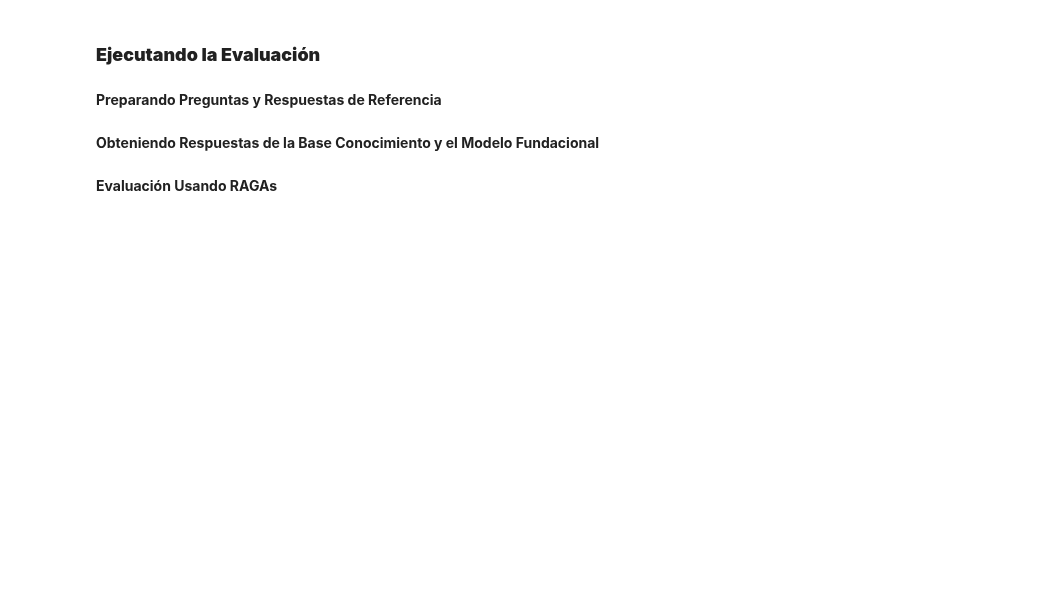
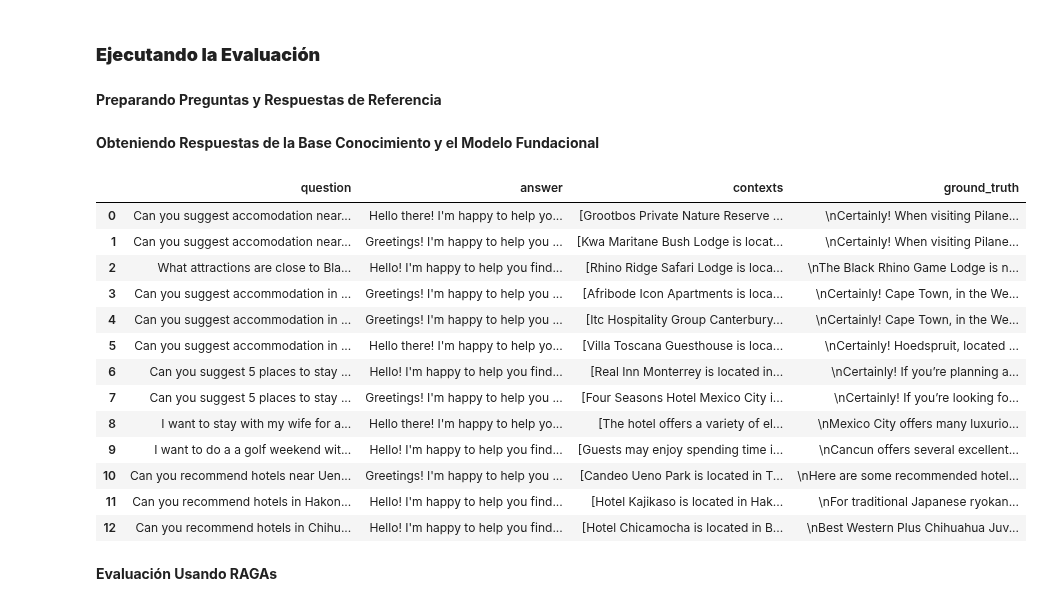
Before and after one commit to jcromo-tec/TC5035.10-proyecto-integrador, a Jupyter notebook: semana-08-avance-06/Avance6_Equipo37_Llama_Selected_Model_Evaluation_v2_00.ipynb, the cells around one changed output. Saved outputs shown, nothing was run; the diff lists cells and outputs as text; code cells hidden in the pictures; blank space fills up the shorter version.

```diff
--- a/semana-08-avance-06/Avance6_Equipo37_Llama_Selected_Model_Evaluation_v2_00.ipynb
+++ b/semana-08-avance-06/Avance6_Equipo37_Llama_Selected_Model_Evaluation_v2_00.ipynb
@@ -254,0 +136,4 @@ def retrieve_and_generate(query, retriever, llm):
+# %%
+# Función para extraer la información de contexto de los resultados de la búsqueda
+def format_docs(docs):
+    return "\n\n".join(doc.page_content for doc in docs)
@@ -500,6 +405,23 @@ ragas_data = {
     'ground_truth': grounded_truths
 }
 ragas_data_df = pd.DataFrame(ragas_data)
+# %%
+ragas_data_df.head(20)
+# %% [output]
+|  | question | answer | contexts | ground_truth |
+| 0 | Can you suggest accomodation near... | Hello there! I'm happy to help yo... | [Grootbos Private Nature Reserve ... | \nCertainly! When visiting Pilane... |
+| 1 | Can you suggest accomodation near... | Greetings! I'm happy to help you ... | [Kwa Maritane Bush Lodge is locat... | \nCertainly! When visiting Pilane... |
+| 2 | What attractions are close to Bla... | Hello! I'm happy to help you find... | [Rhino Ridge Safari Lodge is loca... | \nThe Black Rhino Game Lodge is n... |
+| 3 | Can you suggest accommodation in ... | Greetings! I'm happy to help you ... | [Afribode Icon Apartments is loca... | \nCertainly! Cape Town, in the We... |
+| 4 | Can you suggest accommodation in ... | Greetings! I'm happy to help you ... | [Itc Hospitality Group Canterbury... | \nCertainly! Cape Town, in the We... |
+| 5 | Can you suggest accommodation in ... | Hello there! I'm happy to help yo... | [Villa Toscana Guesthouse is loca... | \nCertainly! Hoedspruit, located ... |
+| 6 | Can you suggest 5 places to stay ... | Hello! I'm happy to help you find... | [Real Inn Monterrey is located in... | \nCertainly! If you’re planning a... |
+| 7 | Can you suggest 5 places to stay ... | Greetings! I'm happy to help you ... | [Four Seasons Hotel Mexico City i... | \nCertainly! If you’re looking fo... |
+| 8 | I want to stay with my wife for a... | Hello there! I'm happy to help yo... | [The hotel offers a variety of el... | \nMexico City offers many luxurio... |
+| 9 | I want to do a a golf weekend wit... | Hello! I'm happy to help you find... | [Guests may enjoy spending time i... | \nCancun offers several excellent... |
+| 10 | Can you recommend hotels near Uen... | Greetings! I'm happy to help you ... | [Candeo Ueno Park is located in T... | \nHere are some recommended hotel... |
+| 11 | Can you recommend hotels in Hakon... | Hello! I'm happy to help you find... | [Hotel Kajikaso is located in Hak... | \nFor traditional Japanese ryokan... |
+| 12 | Can you recommend hotels in Chihu... | Hello! I'm happy to help you find... | [Hotel Chicamocha is located in B... | \nBest Western Plus Chihuahua Juv... |
 # %% [markdown]
 **Evaluación Usando RAGAs**
 # %%
```
Also changed, not shown: parts of 35 cells of this notebook, 2 other files.
